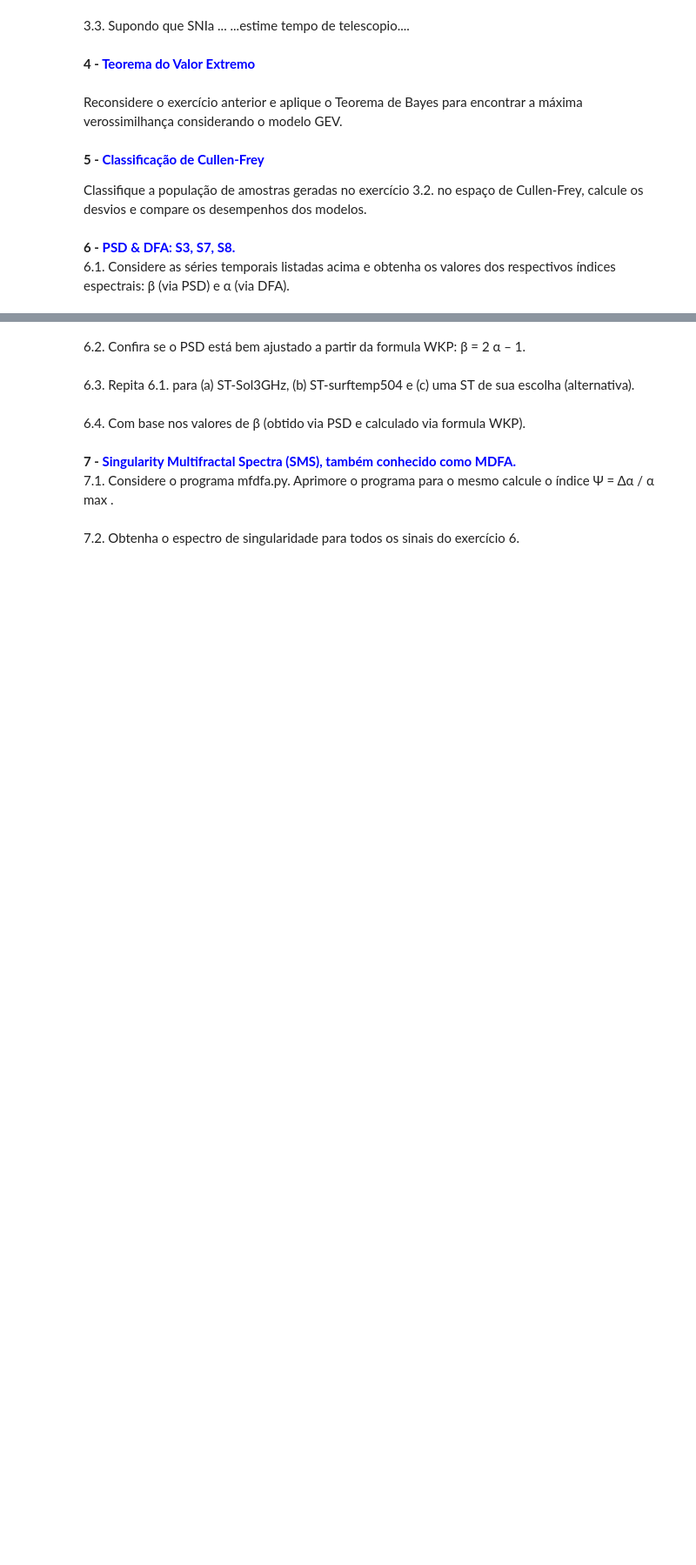
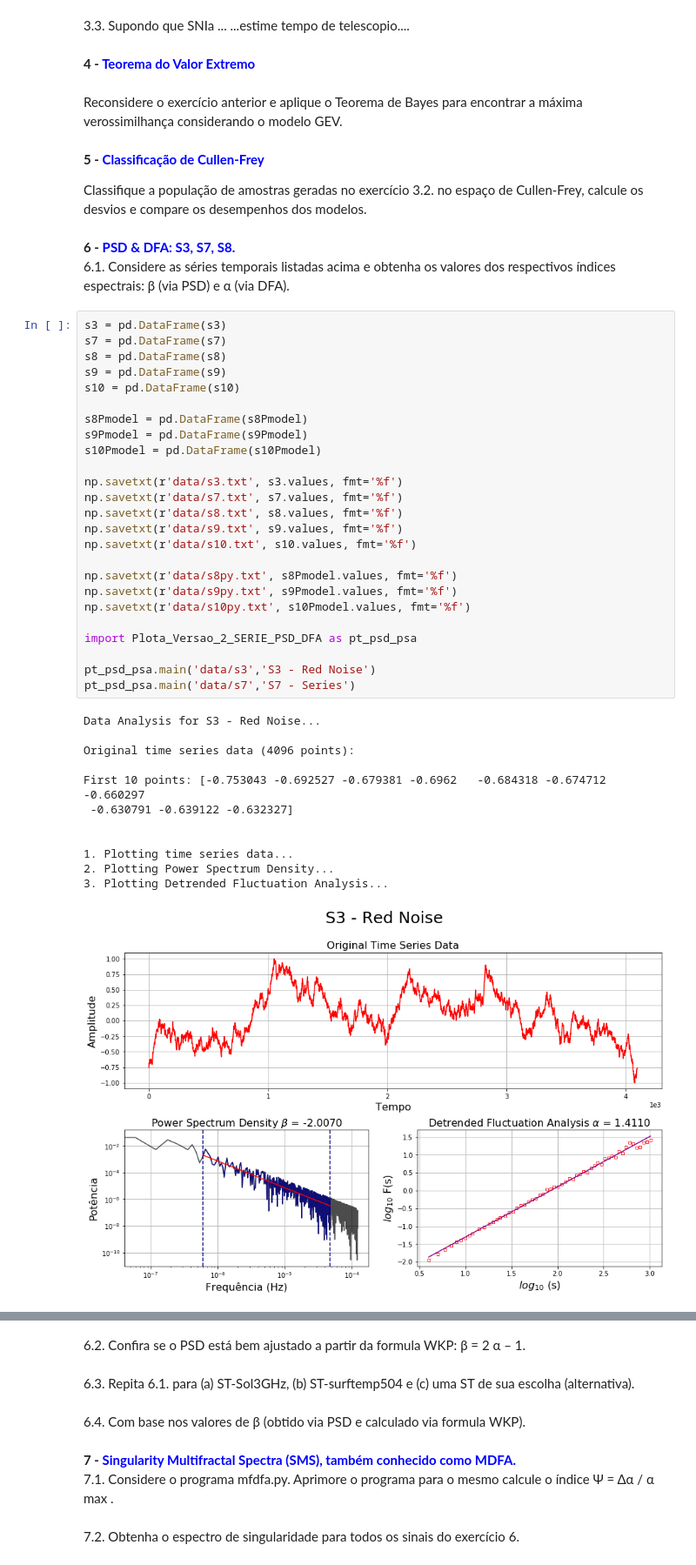
Before and after one commit to helvecioneto/INPE, a Jupyter notebook: Matematica_Computacional_I/Dr_Reinaldo/Lista_Exercicio/Jupyter/Lista_Exercicio_Helvecio_Neto.ipynb, the cells around one changed output, grey strips where cells are left out. Shown at 87% size. Drawn from its saved outputs; the diff is of its cells as text; blank space fills up the shorter version.

```diff
--- a/Matematica_Computacional_I/Dr_Reinaldo/Lista_Exercicio/Jupyter/Lista_Exercicio_Helvecio_Neto.ipynb
+++ b/Matematica_Computacional_I/Dr_Reinaldo/Lista_Exercicio/Jupyter/Lista_Exercicio_Helvecio_Neto.ipynb
@@ -271,3 +431,41 @@ calcule os desvios e compare os desempenhos dos modelos.
 <b> 6 - <span style="color:blue;">PSD & DFA: S3, S7, S8.</span> </b><br>
 6.1. Considere as séries temporais listadas acima e obtenha os valores dos respectivos índices espectrais:
 β (via PSD) e α (via DFA).<br>
+# %%
+s3 = pd.DataFrame(s3)
+s7 = pd.DataFrame(s7)
+s8 = pd.DataFrame(s8)
+s9 = pd.DataFrame(s9)
+s10 = pd.DataFrame(s10)
+
+s8Pmodel = pd.DataFrame(s8Pmodel)
+s9Pmodel = pd.DataFrame(s9Pmodel)
+s10Pmodel = pd.DataFrame(s10Pmodel)
+
+np.savetxt(r'data/s3.txt', s3.values, fmt='%f')
+np.savetxt(r'data/s7.txt', s7.values, fmt='%f')
+np.savetxt(r'data/s8.txt', s8.values, fmt='%f')
+np.savetxt(r'data/s9.txt', s9.values, fmt='%f')
+np.savetxt(r'data/s10.txt', s10.values, fmt='%f')
+
+np.savetxt(r'data/s8py.txt', s8Pmodel.values, fmt='%f')
+np.savetxt(r'data/s9py.txt', s9Pmodel.values, fmt='%f')
+np.savetxt(r'data/s10py.txt', s10Pmodel.values, fmt='%f')
+
+import Plota_Versao_2_SERIE_PSD_DFA as pt_psd_psa
+
+pt_psd_psa.main('data/s3','S3 - Red Noise')
+pt_psd_psa.main('data/s7','S7 - Series')
+# %% [output]
+Data Analysis for S3 - Red Noise...
+
+Original time series data (4096 points):
+
+First 10 points: [-0.753043 -0.692527 -0.679381 -0.6962   -0.684318 -0.674712 -0.660297
+ -0.630791 -0.639122 -0.632327]
+
+
+1. Plotting time series data...
+2. Plotting Power Spectrum Density...
+3. Plotting Detrended Fluctuation Analysis...
+[figure, added]
```
Also changed, not shown: parts of 9 cells of this notebook, 23 other files.
